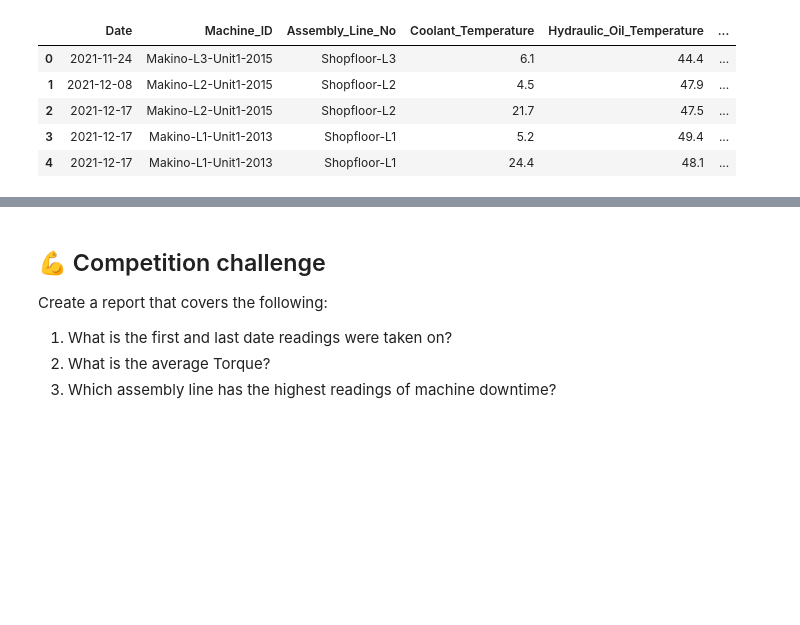
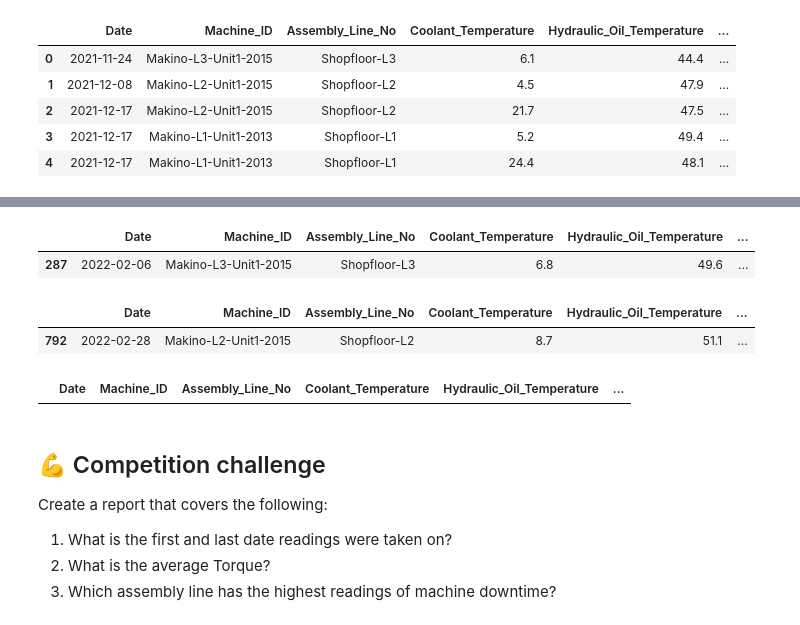
Before and after one commit to SirTee12/Machine-Downtime-Prediction, a Jupyter notebook: notebook/Analysis_machine_downtime.ipynb, the cells around one changed output, grey strips where cells are left out. Saved outputs shown, nothing was run; the diff lists cells and outputs as text; code cells hidden in the pictures; blank space fills up the shorter version.

Commit message:
removed rows with negative values

```diff
--- a/notebook/Analysis_machine_downtime.ipynb
+++ b/notebook/Analysis_machine_downtime.ipynb
@@ -314,3 +321,27 @@ machine_downtime_ori.head()
+# %%
+# check the number of rows where the hydraulic pressure is negative
+hydraulic_neg = machine_downtime_ori[machine_downtime_ori['Hydraulic_Pressure(Pa)'] <= 0]
+hydraulic_neg
+# %% [output]
+|  | Date | Machine_ID | Assembly_Line_No | Coolant_Temperature | Hydraulic_Oil_Temperature | ... |
+| 287 | 2022-02-06 | Makino-L3-Unit1-2015 | Shopfloor-L3 | 6.8 | 49.6 | ... |
+# %%
+# check the number of rows where the Spindle Vibration is negative
+spindle_neg = machine_downtime_ori[machine_downtime_ori['Spindle_Vibration'] <= 0]
+spindle_neg
+# %% [output]
+|  | Date | Machine_ID | Assembly_Line_No | Coolant_Temperature | Hydraulic_Oil_Temperature | ... |
+| 792 | 2022-02-28 | Makino-L2-Unit1-2015 | Shopfloor-L2 | 8.7 | 51.1 | ... |
+# %%
+# drop the rows with negative value
+machine_downtime_ori = machine_downtime_ori.drop(machine_downtime_ori[(machine_downtime_ori['Hydraulic_Pressure(Pa)'] < 0)\
+#                       | ((machine_downtime_ori['Spindle_Vibration'] < 0))].index)
+
+# check for verification
+machine_downtime_ori[(machine_downtime_ori['Hydraulic_Pressure(Pa)'] < 0)\
+                       | ((machine_downtime_ori['Spindle_Vibration'] < 0))]
+# %% [output]
+|  | Date | Machine_ID | Assembly_Line_No | Coolant_Temperature | Hydraulic_Oil_Temperature | ... |
 # %% [markdown]
 ## 💪 Competition challenge
 
```
Also changed, not shown: parts of 1 cell of this notebook.
